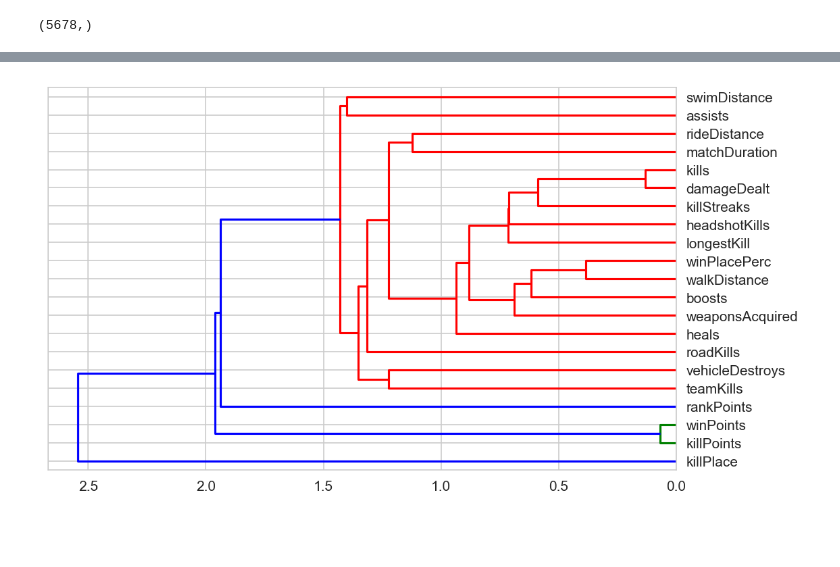
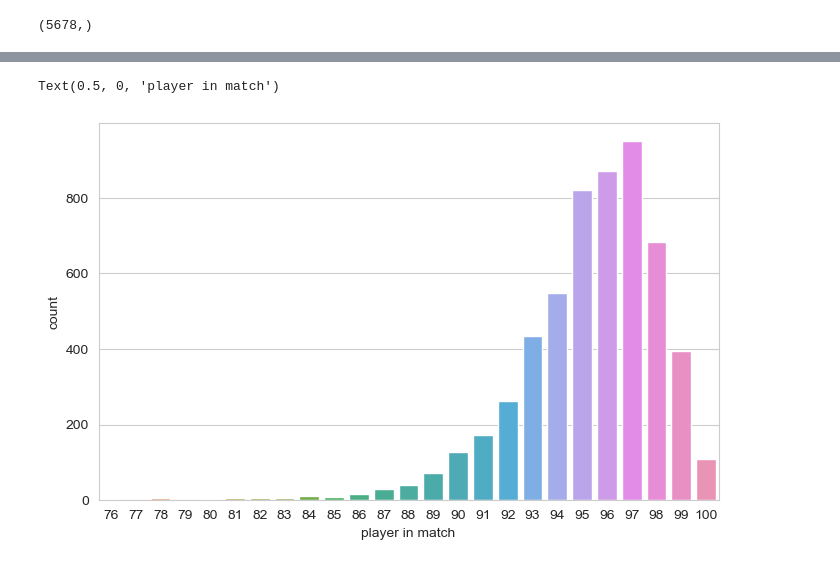
Before and after one commit to chuan-khuna/pubg_kaggle, a Jupyter notebook: EDA.ipynb, the cells around one changed output, grey strips where cells are left out. Saved outputs shown, nothing was run; the diff lists cells and outputs as text; code cells hidden in the pictures; blank space fills up the shorter version.

```diff
--- a/EDA.ipynb
+++ b/EDA.ipynb
@@ -177,7 +286,7 @@ sns.clustermap(correlation, cmap='RdBu')
-# %%
-link = linkage(correlation)
-create_fig()
-dendrogram(link, labels=correlation.index, orientation="left")
-plt.show()
-# %% [output]
-[figure, removed]
+# %%
+create_fig(dpi=100)
+sns.countplot(player_per_match[player_per_match >= 75])
+plt.xlabel('player in match')
+# %% [output]
+Text(0.5, 0, 'player in match')
+[figure, added]
```
Also changed, not shown: parts of 75 cells of this notebook, 1 other file.
